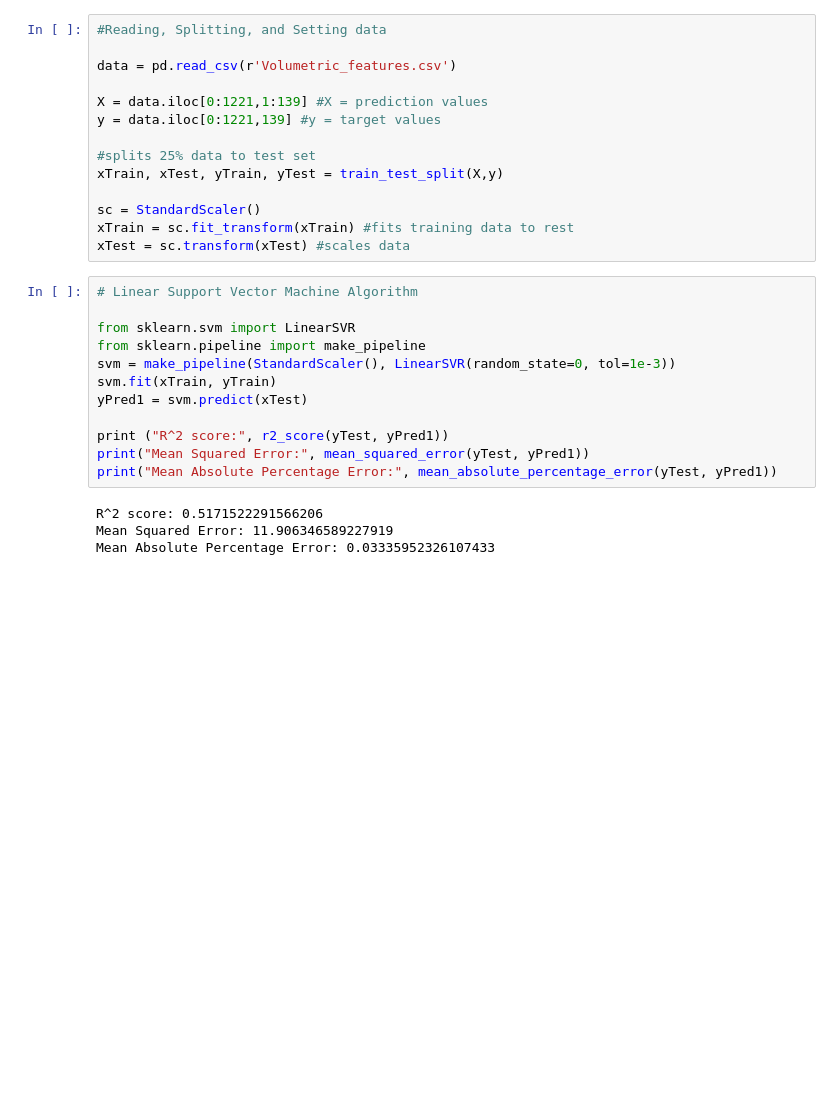
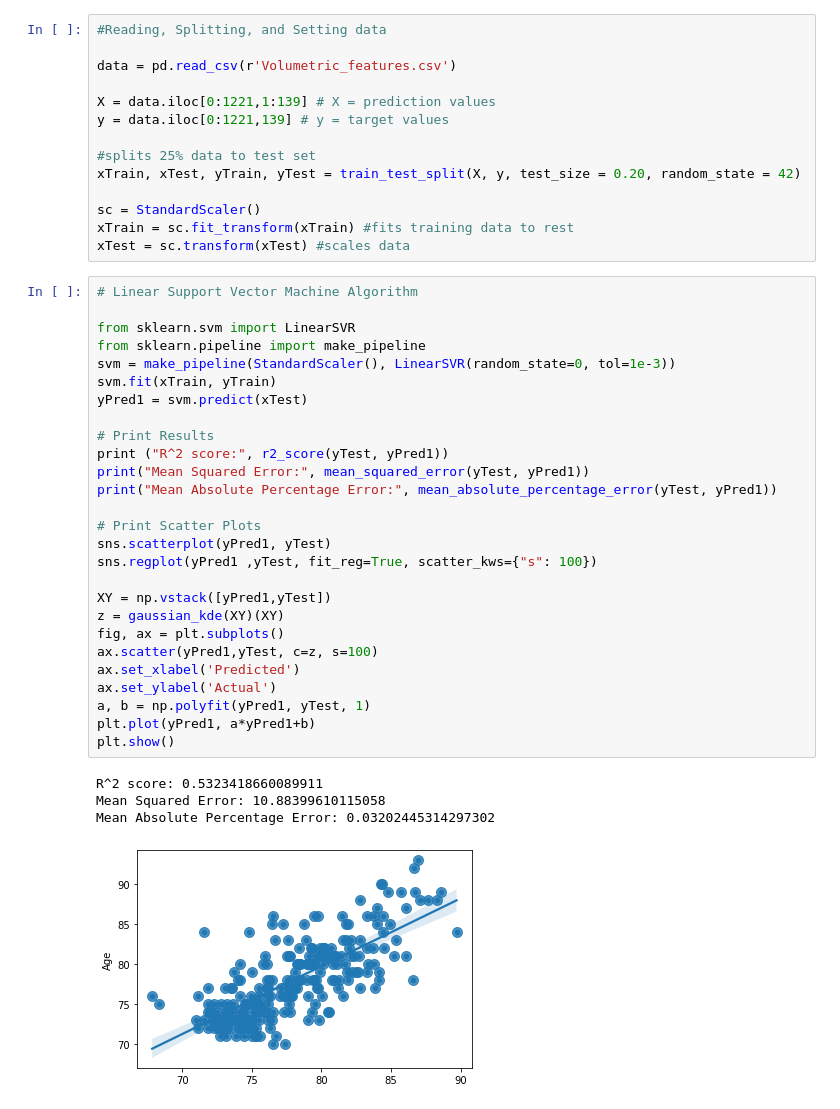
Before and after one commit to KatheerZM/BMEN415-Project, a Jupyter notebook: Sayma_Regression_Models.ipynb, the cells around one changed output. Cells and saved outputs as stored; diff of their text form; blank space fills up the shorter version.

Commit message:
Added some preprocessing, scatter plots, and feature selection

```diff
--- a/Sayma_Regression_Models.ipynb
+++ b/Sayma_Regression_Models.ipynb
@@ -17,11 +19,11 @@ from sklearn.metrics import mean_absolute_percentage_error
 
 data = pd.read_csv(r'Volumetric_features.csv')
 
-X = data.iloc[0:1221,1:139] #X = prediction values
-y = data.iloc[0:1221,139] #y = target values
+X = data.iloc[0:1221,1:139] # X = prediction values
+y = data.iloc[0:1221,139] # y = target values
 
 #splits 25% data to test set
-xTrain, xTest, yTrain, yTest = train_test_split(X,y)
+xTrain, xTest, yTrain, yTest = train_test_split(X, y, test_size = 0.20, random_state = 42)
 
 sc = StandardScaler()
 xTrain = sc.fit_transform(xTrain) #fits training data to rest
@@ -29,16 +31,32 @@ xTest = sc.transform(xTest) #scales data
 # %%
 # Linear Support Vector Machine Algorithm
 
 from sklearn.svm import LinearSVR
 from sklearn.pipeline import make_pipeline
 svm = make_pipeline(StandardScaler(), LinearSVR(random_state=0, tol=1e-3))
 svm.fit(xTrain, yTrain)
 yPred1 = svm.predict(xTest)
 
+# Print Results
 print ("R^2 score:", r2_score(yTest, yPred1))
 print("Mean Squared Error:", mean_squared_error(yTest, yPred1))
 print("Mean Absolute Percentage Error:", mean_absolute_percentage_error(yTest, yPred1))
+
+# Print Scatter Plots
+sns.scatterplot(yPred1, yTest)
+sns.regplot(yPred1 ,yTest, fit_reg=True, scatter_kws={"s": 100})
+
+XY = np.vstack([yPred1,yTest])
+z = gaussian_kde(XY)(XY)
+fig, ax = plt.subplots()
+ax.scatter(yPred1,yTest, c=z, s=100)
+ax.set_xlabel('Predicted')
+ax.set_ylabel('Actual')
+a, b = np.polyfit(yPred1, yTest, 1)
+plt.plot(yPred1, a*yPred1+b)
+plt.show()
 # %% [output]
-R^2 score: 0.5171522291566206
-Mean Squared Error: 11.906346589227919
-Mean Absolute Percentage Error: 0.03335952326107433
+R^2 score: 0.5323418660089911
+Mean Squared Error: 10.88399610115058
+Mean Absolute Percentage Error: 0.03202445314297302
+[figure, added]
```
Also changed, not shown: parts of 4 cells of this notebook, 1 other file.
